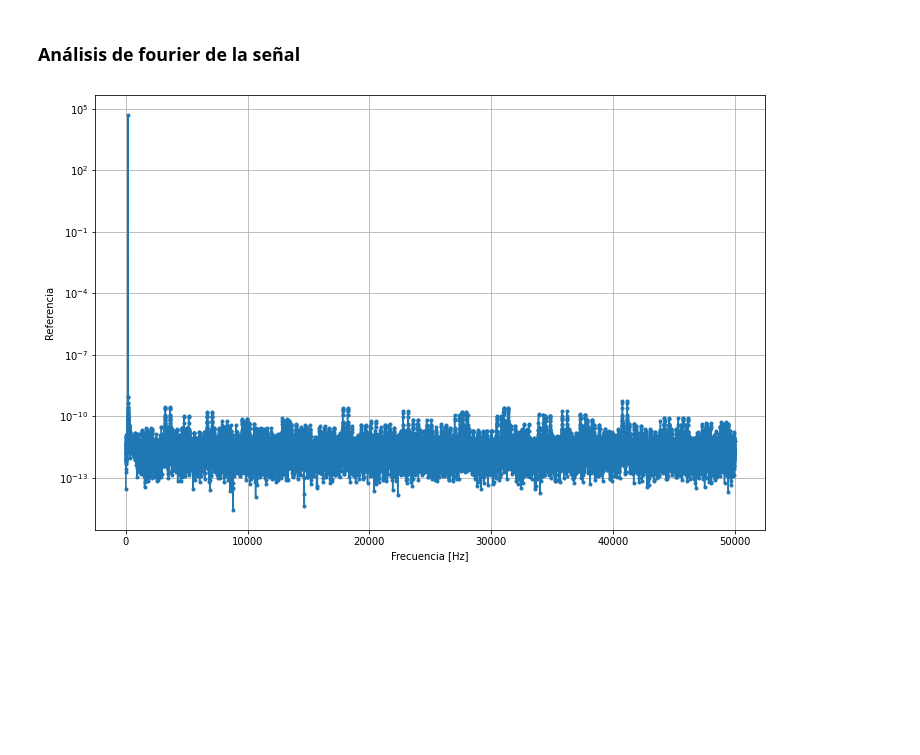
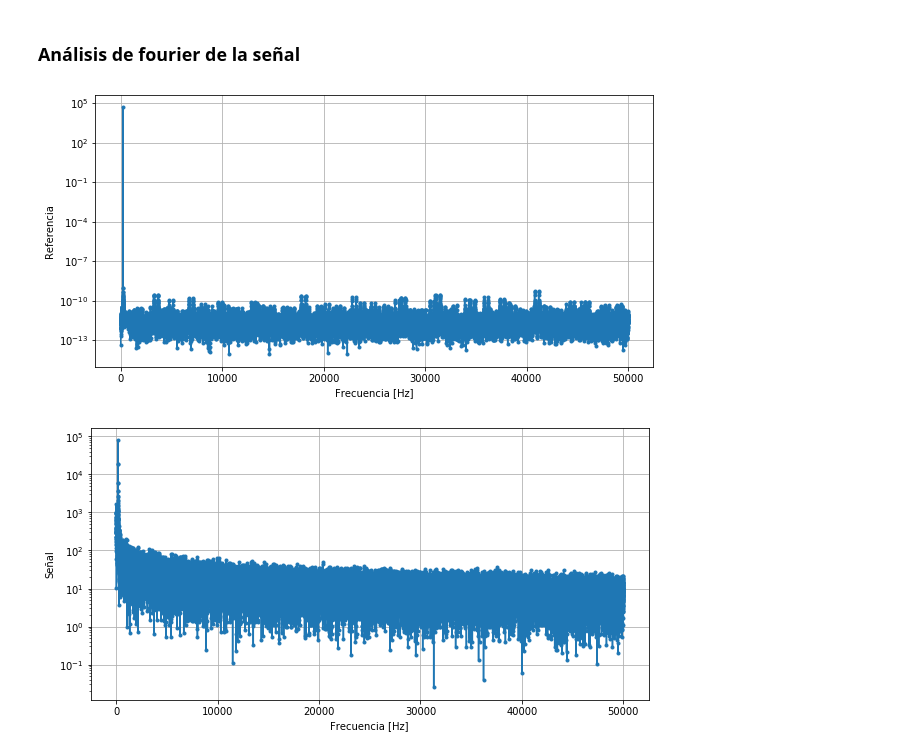
Before and after one commit to LunaKadysz/Laboratorio-4, a Jupyter notebook: Practica4/Ejercicio1.2.ipynb, the cells around one changed output. Saved outputs shown, nothing was run; the diff lists cells and outputs as text; code cells hidden in the pictures; blank space fills up the shorter version.

```diff
--- a/Practica4/Ejercicio1.2.ipynb
+++ b/Practica4/Ejercicio1.2.ipynb
@@ -102,24 +103,24 @@ plt.show()
 # %%
 # Armamos el vector de frecuencias.
 freqs=np.fft.fftfreq(L,1/Fs)
 
 %matplotlib inline
-plt.figure(figsize=(12,8))
+plt.figure(figsize=(10,5))
 
 # 1 Grafica la FFT de la referencia
 fftReferencia= np.abs(np.fft.fft(Referencia_x));
 plt.semilogy(freqs[0:L//2],fftReferencia[0:L//2],'.-')
 plt.ylabel('Referencia')
 plt.xlabel('Frecuencia [Hz]')
 #plt.xlim([1,2.5*FRef])
 plt.xscale('linear')
 plt.grid(True)
 plt.show()
 # %% [output]
-[figure, old version]
+[figure, new version]
 # %%
-%matplotlib qt
-plt.figure(figsize=(12,8))
+%matplotlib inline
+plt.figure(figsize=(10,5))
 # 2 Grafica la FFT de la señal
 fftSenial= np.abs(np.fft.fft(np.array(medicion)))
 plt.semilogy(freqs[0:L//2],fftSenial[0:L//2],'.-')
@@ -129,4 +130,6 @@ plt.xlabel('Frecuencia [Hz]')
 plt.xscale('linear')
 plt.grid(True)
 plt.show()
+# %% [output]
+[figure, added]
 # %%
```
Also changed, not shown: parts of 19 cells of this notebook, 2 other files.
